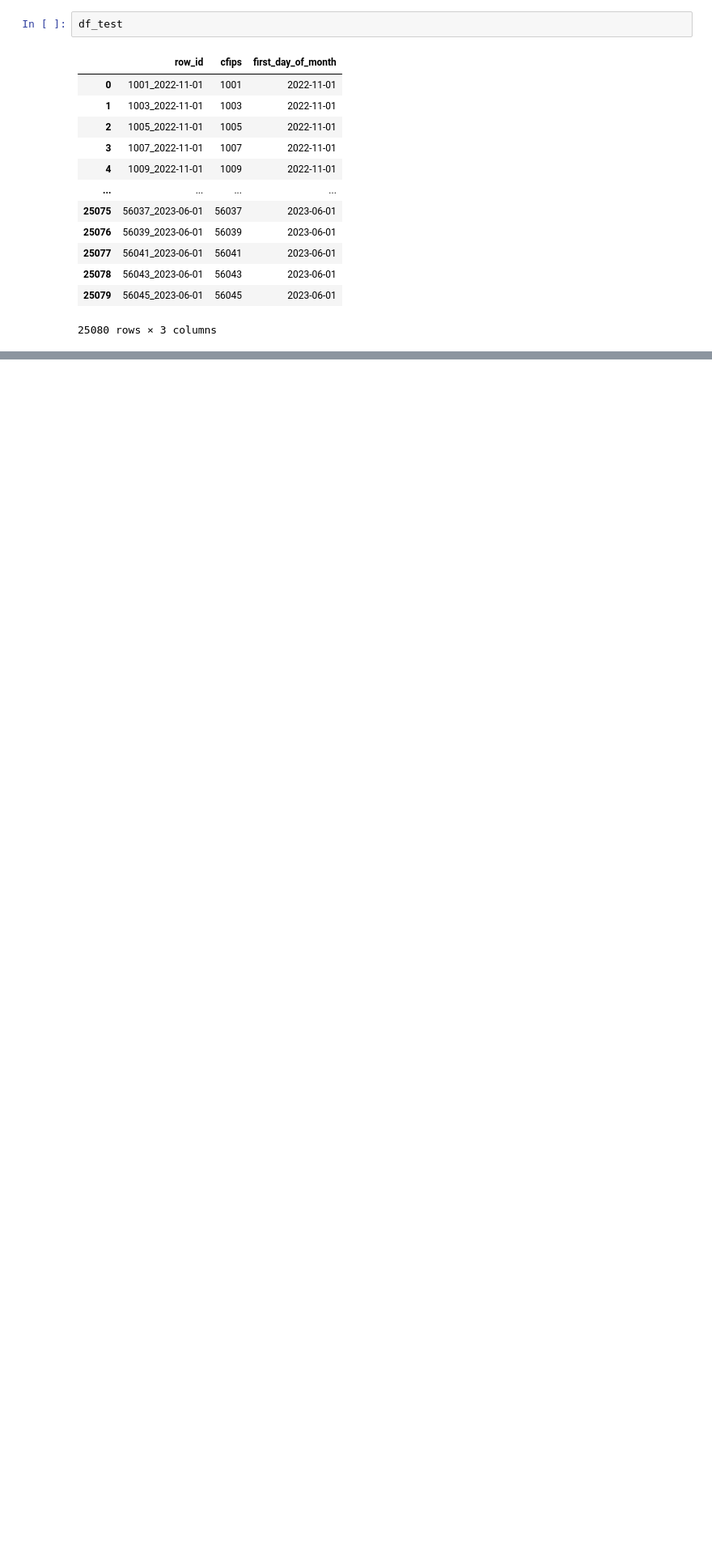
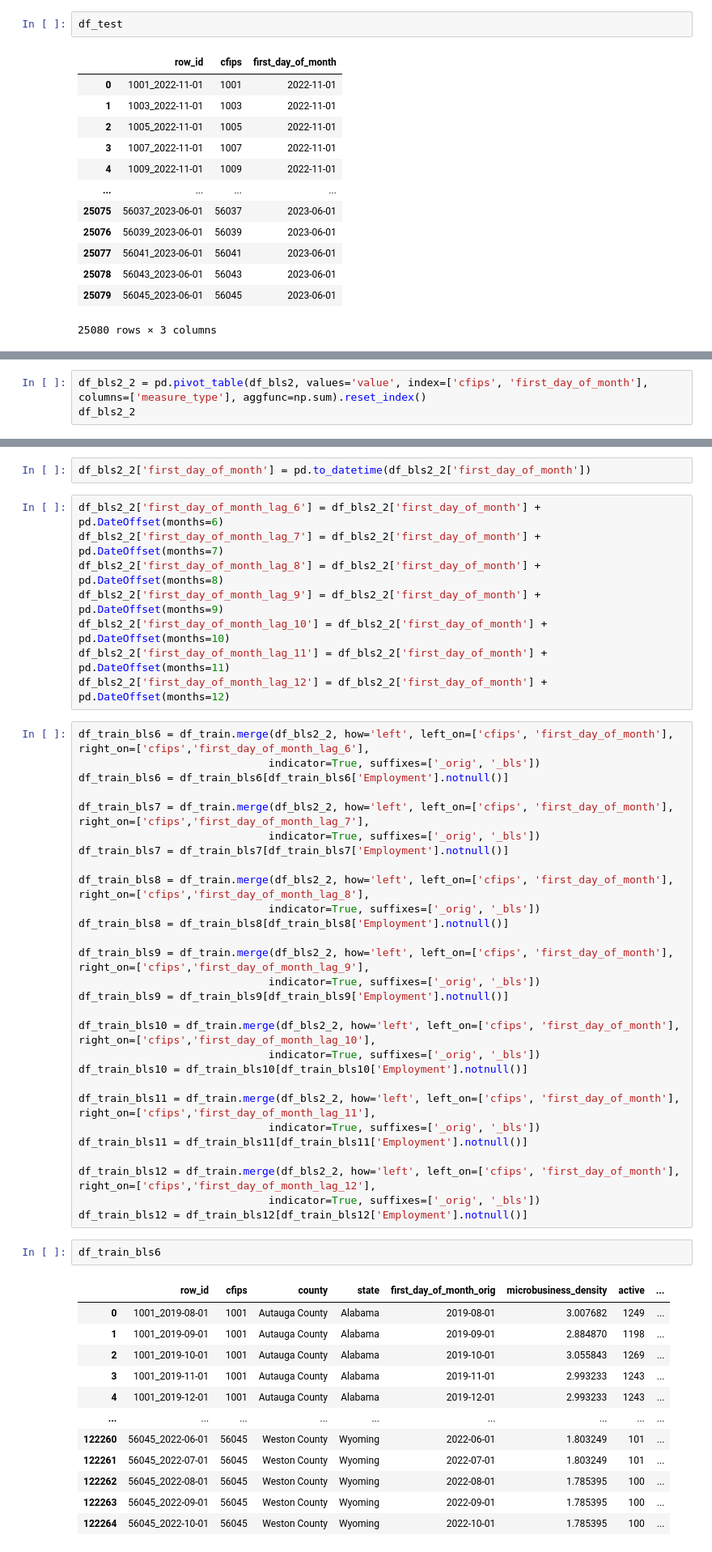
Before and after one commit to nahomjd/GoDaddy-Microbusiness_Desity_Forecasting, a Jupyter notebook: EDA/EDA_1.ipynb, the cells around one changed output, grey strips where cells are left out. Shown at 81% size. Cells and saved outputs as stored; diff of their text form; blank space fills up the shorter version.

```diff
--- a/EDA/EDA_1.ipynb
+++ b/EDA/EDA_1.ipynb
@@ -268,0 +278,3 @@ df_test
+# %%
+df_bls2_2 = pd.pivot_table(df_bls2, values='value', index=['cfips', 'first_day_of_month'], columns=['measure_type'], aggfunc=np.sum).reset_index()
+df_bls2_2
@@ -268,0 +295,53 @@ df_test
+# %%
+df_bls2_2['first_day_of_month'] = pd.to_datetime(df_bls2_2['first_day_of_month'])
+# %%
+df_bls2_2['first_day_of_month_lag_6'] = df_bls2_2['first_day_of_month'] + pd.DateOffset(months=6)
+df_bls2_2['first_day_of_month_lag_7'] = df_bls2_2['first_day_of_month'] + pd.DateOffset(months=7)
+df_bls2_2['first_day_of_month_lag_8'] = df_bls2_2['first_day_of_month'] + pd.DateOffset(months=8)
+df_bls2_2['first_day_of_month_lag_9'] = df_bls2_2['first_day_of_month'] + pd.DateOffset(months=9)
+df_bls2_2['first_day_of_month_lag_10'] = df_bls2_2['first_day_of_month'] + pd.DateOffset(months=10)
+df_bls2_2['first_day_of_month_lag_11'] = df_bls2_2['first_day_of_month'] + pd.DateOffset(months=11)
+df_bls2_2['first_day_of_month_lag_12'] = df_bls2_2['first_day_of_month'] + pd.DateOffset(months=12)
+# %%
+df_train_bls6 = df_train.merge(df_bls2_2, how='left', left_on=['cfips', 'first_day_of_month'], right_on=['cfips','first_day_of_month_lag_6'],
+                              indicator=True, suffixes=['_orig', '_bls'])
+df_train_bls6 = df_train_bls6[df_train_bls6['Employment'].notnull()]
+
+df_train_bls7 = df_train.merge(df_bls2_2, how='left', left_on=['cfips', 'first_day_of_month'], right_on=['cfips','first_day_of_month_lag_7'],
+                              indicator=True, suffixes=['_orig', '_bls'])
+df_train_bls7 = df_train_bls7[df_train_bls7['Employment'].notnull()]
+
+df_train_bls8 = df_train.merge(df_bls2_2, how='left', left_on=['cfips', 'first_day_of_month'], right_on=['cfips','first_day_of_month_lag_8'],
+                              indicator=True, suffixes=['_orig', '_bls'])
+df_train_bls8 = df_train_bls8[df_train_bls8['Employment'].notnull()]
+
+df_train_bls9 = df_train.merge(df_bls2_2, how='left', left_on=['cfips', 'first_day_of_month'], right_on=['cfips','first_day_of_month_lag_9'],
+                              indicator=True, suffixes=['_orig', '_bls'])
+df_train_bls9 = df_train_bls9[df_train_bls9['Employment'].notnull()]
+
+df_train_bls10 = df_train.merge(df_bls2_2, how='left', left_on=['cfips', 'first_day_of_month'], right_on=['cfips','first_day_of_month_lag_10'],
+                              indicator=True, suffixes=['_orig', '_bls'])
+df_train_bls10 = df_train_bls10[df_train_bls10['Employment'].notnull()]
+
+df_train_bls11 = df_train.merge(df_bls2_2, how='left', left_on=['cfips', 'first_day_of_month'], right_on=['cfips','first_day_of_month_lag_11'],
+                              indicator=True, suffixes=['_orig', '_bls'])
+df_train_bls11 = df_train_bls11[df_train_bls11['Employment'].notnull()]
+
+df_train_bls12 = df_train.merge(df_bls2_2, how='left', left_on=['cfips', 'first_day_of_month'], right_on=['cfips','first_day_of_month_lag_12'],
+                              indicator=True, suffixes=['_orig', '_bls'])
+df_train_bls12 = df_train_bls12[df_train_bls12['Employment'].notnull()]
+# %%
+df_train_bls6
+# %% [output]
+|  | row_id | cfips | county | state | first_day_of_month_orig | microbusiness_density | active | ... |
+| 0 | 1001_2019-08-01 | 1001 | Autauga County | Alabama | 2019-08-01 | 3.007682 | 1249 | ... |
+| 1 | 1001_2019-09-01 | 1001 | Autauga County | Alabama | 2019-09-01 | 2.884870 | 1198 | ... |
+| 2 | 1001_2019-10-01 | 1001 | Autauga County | Alabama | 2019-10-01 | 3.055843 | 1269 | ... |
+| 3 | 1001_2019-11-01 | 1001 | Autauga County | Alabama | 2019-11-01 | 2.993233 | 1243 | ... |
+| 4 | 1001_2019-12-01 | 1001 | Autauga County | Alabama | 2019-12-01 | 2.993233 | 1243 | ... |
+| ... | ... | ... | ... | ... | ... | ... | ... | ... |
+| 122260 | 56045_2022-06-01 | 56045 | Weston County | Wyoming | 2022-06-01 | 1.803249 | 101 | ... |
+| 122261 | 56045_2022-07-01 | 56045 | Weston County | Wyoming | 2022-07-01 | 1.803249 | 101 | ... |
+| 122262 | 56045_2022-08-01 | 56045 | Weston County | Wyoming | 2022-08-01 | 1.785395 | 100 | ... |
+| 122263 | 56045_2022-09-01 | 56045 | Weston County | Wyoming | 2022-09-01 | 1.785395 | 100 | ... |
+| 122264 | 56045_2022-10-01 | 56045 | Weston County | Wyoming | 2022-10-01 | 1.785395 | 100 | ... |
```
Also changed, not shown: parts of 15 cells of this notebook.
